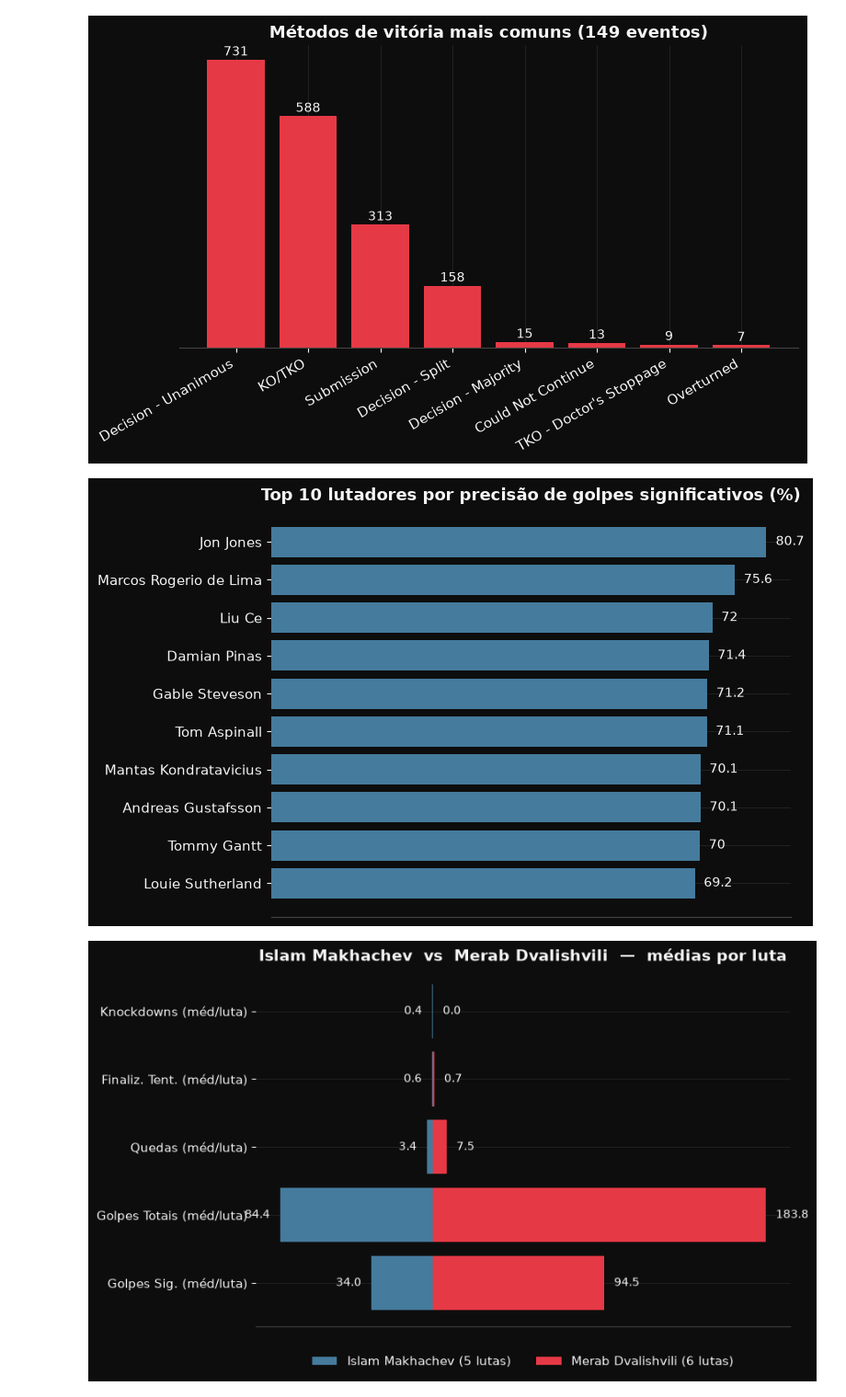
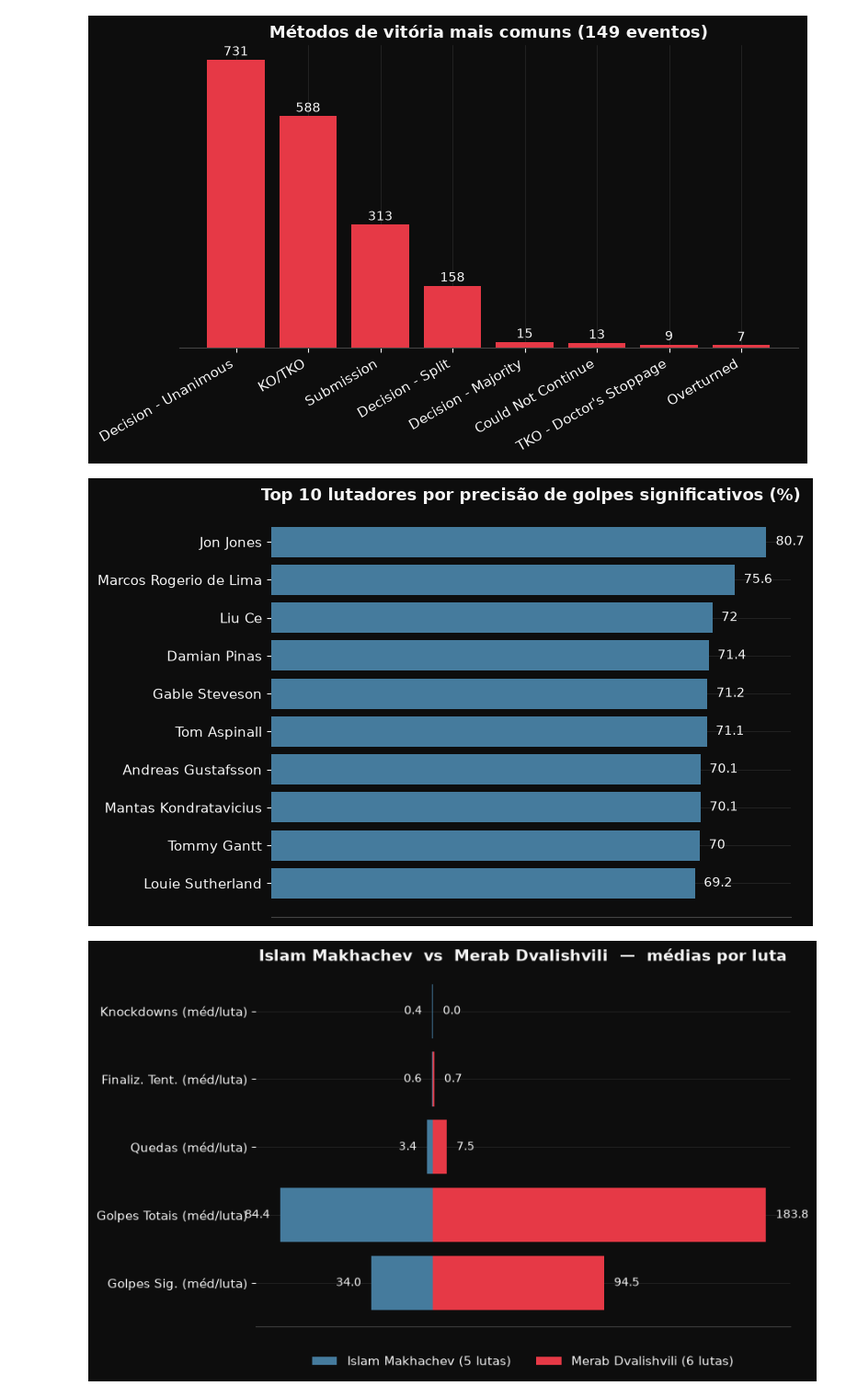
Before and after one commit to khannnn1/ufc-data, a Jupyter notebook: notebooks/02_visualizacao.ipynb, the cells around one changed output. Shown at 92% size. Cells and saved outputs as stored; diff of their text form; code cells hidden in the pictures.

```diff
--- a/notebooks/02_visualizacao.ipynb
+++ b/notebooks/02_visualizacao.ipynb
@@ -64,24 +68,26 @@ plt.show()
 # %%
 precisao = df.groupby("Fighter").agg(
     total_landed=("Sig_str_landed", "sum"),
     total_attempted=("Sig_str_attempted", "sum")
 )
 precisao = precisao[precisao["total_attempted"] >= 50]  # filtro: pelo menos 50 tentativas no período
 precisao["precisao_pct"] = (precisao["total_landed"] / precisao["total_attempted"] * 100).round(1)
 
-top_precisao = precisao.sort_values("precisao_pct", ascending=False).head(10)
+# Empate na precisão: fica na frente quem tentou mais (amostra maior); persistindo, ordem alfabética
+top_precisao = precisao.assign(nome=precisao.index).sort_values(
+    ["precisao_pct", "total_attempted", "nome"], ascending=[False, False, True]).head(10)
 
 fig, ax = plt.subplots(figsize=(8, 5))
 barras = ax.barh(top_precisao.index[::-1], top_precisao["precisao_pct"].values[::-1], color=COR_AZUL)
 
 adicionar_valores_barras(ax, barras)
 estilizar_grafico(ax, "Top 10 lutadores por precisão de golpes significativos (%)")
 
 plt.tight_layout()
 plt.savefig("../figures/top10_precisao.png", dpi=150, facecolor=fig.get_facecolor())
 plt.show()
 # %% [output]
-[figure, old version]
+[figure, new version]
 # %%
 def comparar_lutadores(nome1, nome2, df):
     metricas = ["Sig_str_landed", "Total_str_landed", "Td_landed", "Sub. att", "KD"]
```
Also changed, not shown: parts of 11 cells of this notebook, 13 other files.
